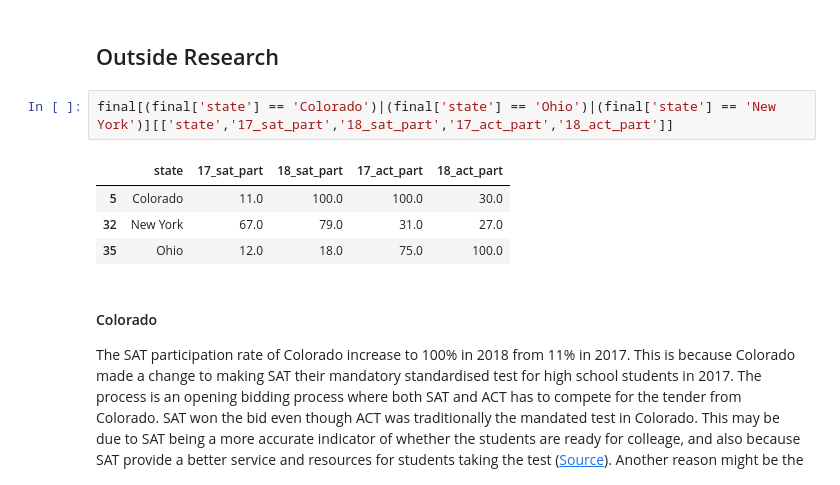
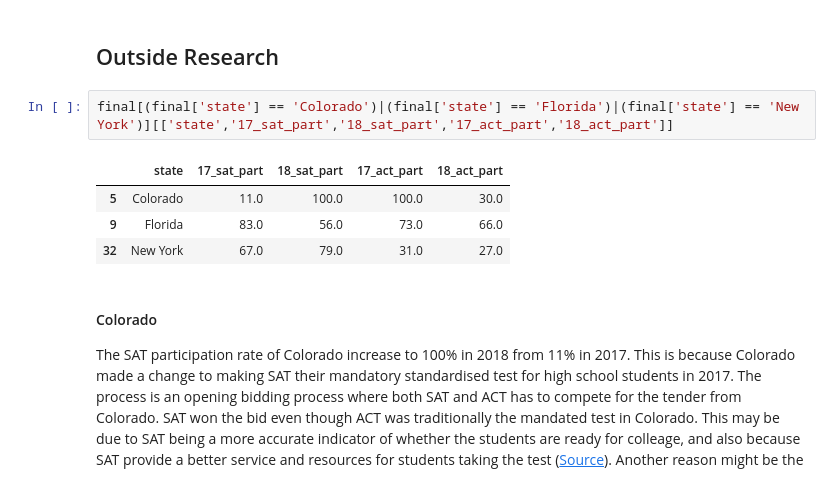
Before and after one commit to Singforthelaughter/dsi12project, a Jupyter notebook: code/starter-code.ipynb, the cells around one changed output. Saved outputs shown, nothing was run; the diff lists cells and outputs as text.

```diff
--- a/code/starter-code.ipynb
+++ b/code/starter-code.ipynb
@@ -1259,12 +1259,12 @@ Since P is significantly smaller than 0.05, we can reject H0 and conclude that t
 # %% [markdown]
 ## Outside Research
 # %%
-final[(final['state'] == 'Colorado')|(final['state'] == 'Ohio')|(final['state'] == 'New York')][['state','17_sat_part','18_sat_part','17_act_part','18_act_part']]
+final[(final['state'] == 'Colorado')|(final['state'] == 'Florida')|(final['state'] == 'New York')][['state','17_sat_part','18_sat_part','17_act_part','18_act_part']]
 # %% [output]
 |  | state | 17_sat_part | 18_sat_part | 17_act_part | 18_act_part |
 | 5 | Colorado | 11.0 | 100.0 | 100.0 | 30.0 |
+| 9 | Florida | 83.0 | 56.0 | 73.0 | 66.0 |
 | 32 | New York | 67.0 | 79.0 | 31.0 | 27.0 |
-| 35 | Ohio | 12.0 | 18.0 | 75.0 | 100.0 |
 # %% [markdown]
 #### Colorado
 
```
Also changed, not shown: 4 other files.
